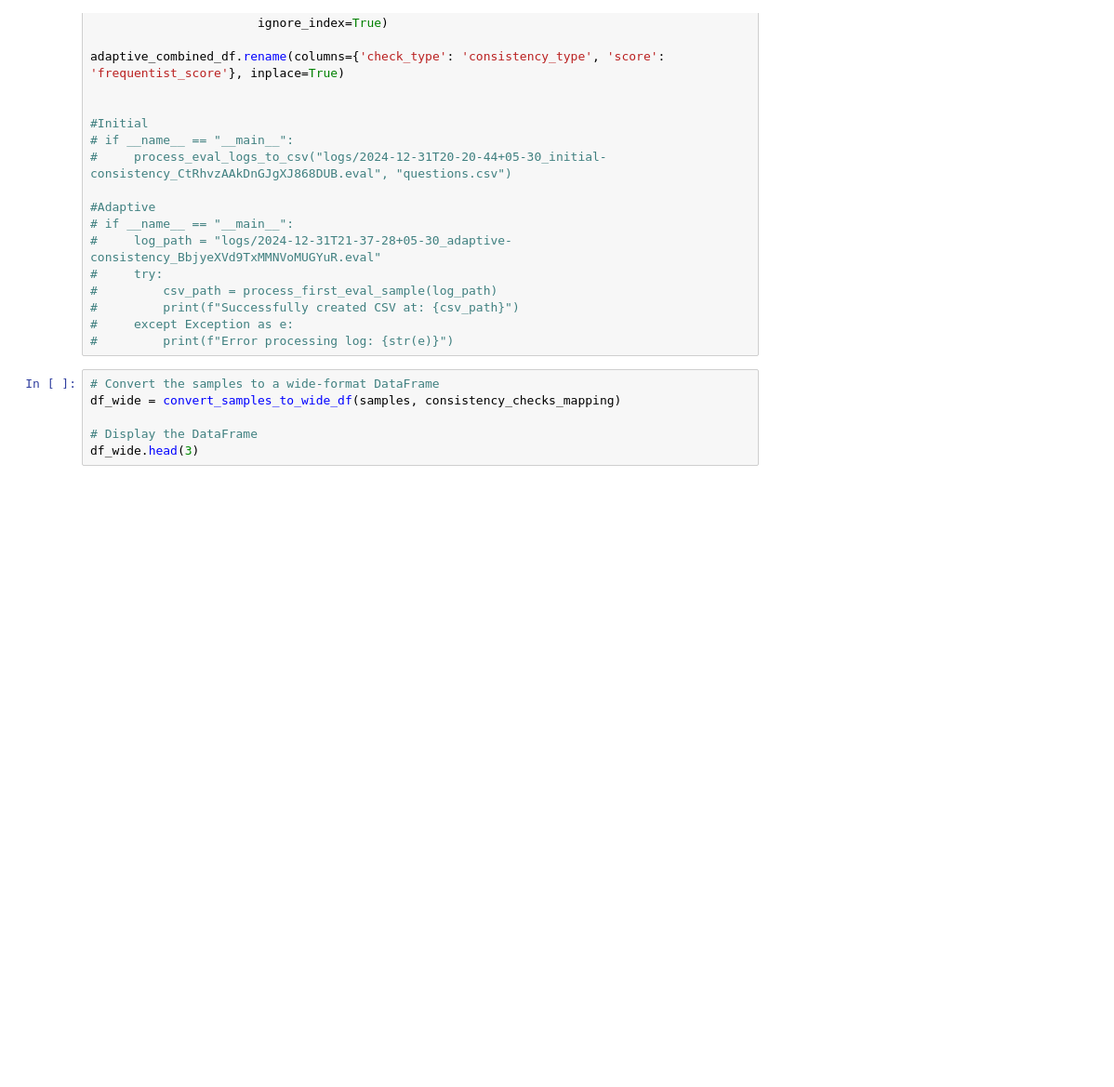
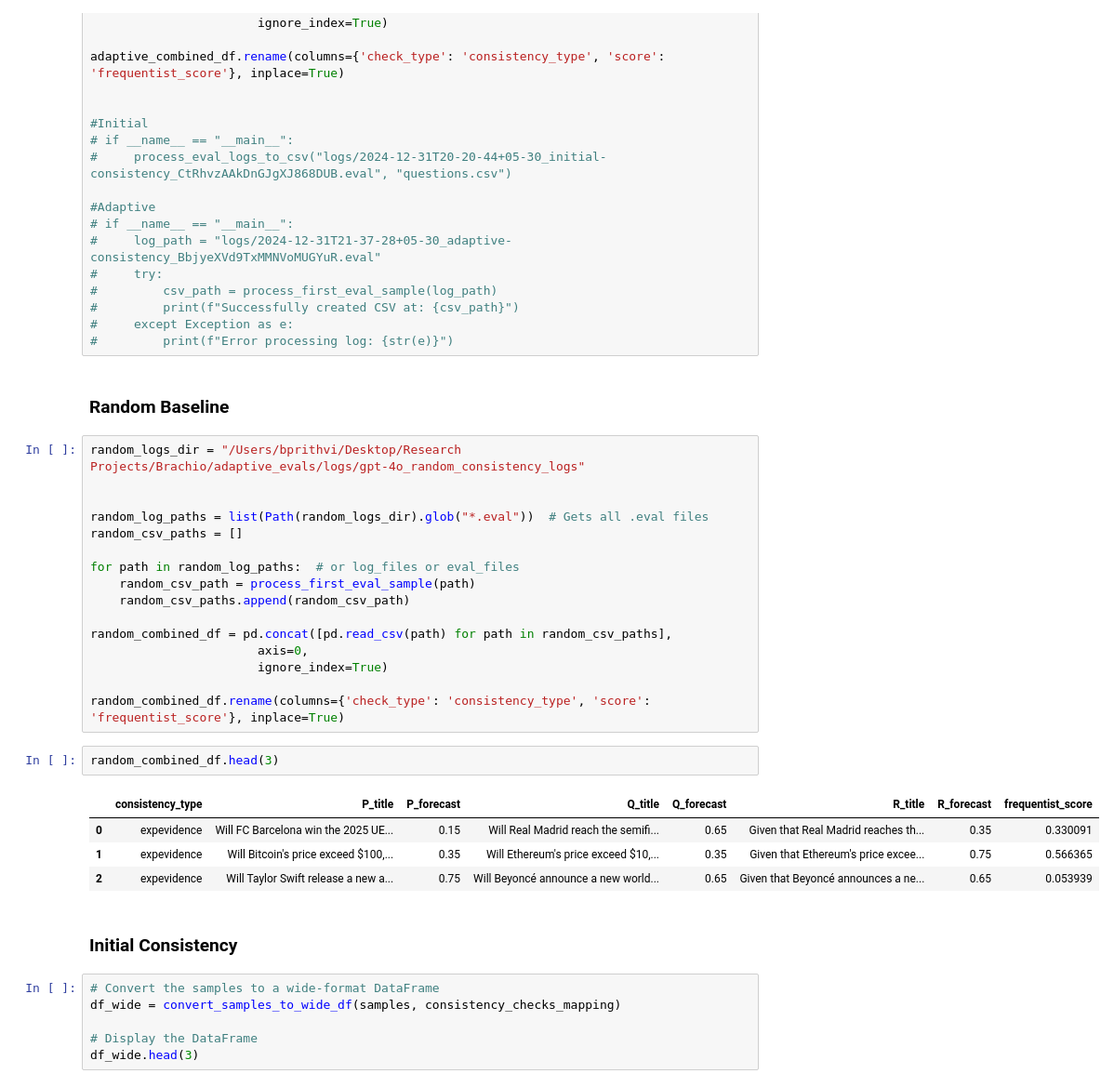
Before and after one commit to davisrbr/adaptive_evals, a Jupyter notebook: logs/consistency_logs_processing.ipynb, the cells around one changed output. Shown: that part at 93% size. Cells and saved outputs as stored; diff of their text form; blank space fills up the shorter version.

Commit message:
random sampling baseline for consistency Q generation

```diff
--- a/logs/consistency_logs_processing.ipynb
+++ b/logs/consistency_logs_processing.ipynb
@@ -236,6 +236,33 @@ adaptive_combined_df.rename(columns={'check_type': 'consistency_type', 'score':
 #         print(f"Successfully created CSV at: {csv_path}")
 #     except Exception as e:
 #         print(f"Error processing log: {str(e)}")
+# %% [markdown]
+### Random Baseline
+# %%
+random_logs_dir = "/Users/bprithvi/Desktop/Research Projects/Brachio/adaptive_evals/logs/gpt-4o_random_consistency_logs"
+
+
+random_log_paths = list(Path(random_logs_dir).glob("*.eval"))  # Gets all .eval files
+random_csv_paths = []
+
+for path in random_log_paths:  # or log_files or eval_files
+    random_csv_path = process_first_eval_sample(path)
+    random_csv_paths.append(random_csv_path)
+
+random_combined_df = pd.concat([pd.read_csv(path) for path in random_csv_paths],
+                       axis=0,
+                       ignore_index=True)
+
+random_combined_df.rename(columns={'check_type': 'consistency_type', 'score': 'frequentist_score'}, inplace=True)
+# %%
+random_combined_df.head(3)
+# %% [output]
+|  | consistency_type | P_title | P_forecast | Q_title | Q_forecast | R_title | R_forecast | frequentist_score |
+| 0 | expevidence | Will FC Barcelona win the 2025 UE... | 0.15 | Will Real Madrid reach the semifi... | 0.65 | Given that Real Madrid reaches th... | 0.35 | 0.330091 |
+| 1 | expevidence | Will Bitcoin's price exceed $100,... | 0.35 | Will Ethereum's price exceed $10,... | 0.35 | Given that Ethereum's price excee... | 0.75 | 0.566365 |
+| 2 | expevidence | Will Taylor Swift release a new a... | 0.75 | Will Beyoncé announce a new world... | 0.65 | Given that Beyoncé announces a ne... | 0.65 | 0.053939 |
+# %% [markdown]
+### Initial Consistency
 # %%
 # Convert the samples to a wide-format DataFrame
 df_wide = convert_samples_to_wide_df(samples, consistency_checks_mapping)
```
Also changed, not shown: parts of 5 cells of this notebook, 18 other files.
